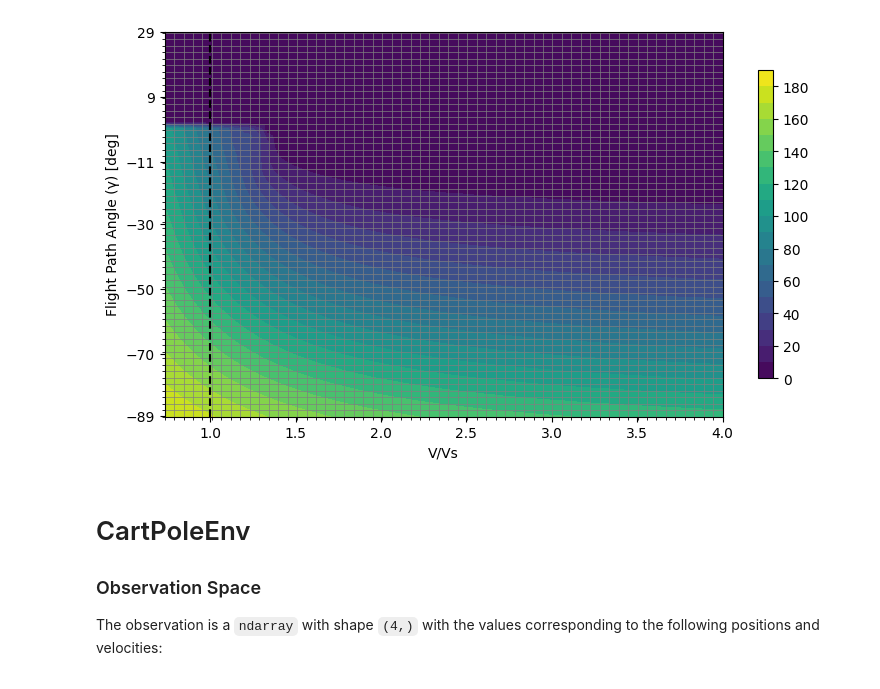
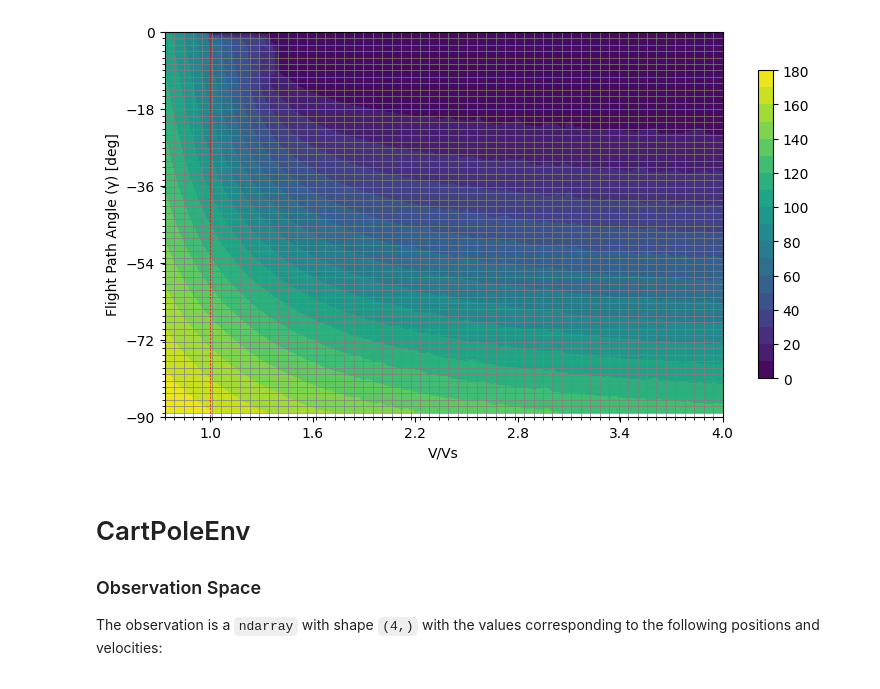
Before and after one commit to nicoRomeroCuruchet/DynamicProgramming, a Jupyter notebook: testing.ipynb, the cells around one changed output. Drawn from its saved outputs; the diff is of its cells as text; code cells hidden in the pictures.

```diff
--- a/testing.ipynb
+++ b/testing.ipynb
@@ -27,5 +25,5 @@ pi = PolicyIteration(
 )
 
 
-pi.run()
+#pi.run()
 # %% [output]
@@ -49,3 +39,25 @@ pi.run()
+# %%
+STALL_AIRSPEED = 27.331231856346
+from utils.utils import get_optimal_action
+
+for action in np.linspace(-0.4, 1.0, 15, dtype=np.float32):
+
+    state = np.array([0.05, 1.83])
+    glider.airplane.flight_path_angle = state[0]
+    glider.airplane.airspeed_norm = state[1]
+
+    total_reward = 0
+    episode_length = 0
+
+    while episode_length <100:
+        #action = get_optimal_action(state, pi)
+        prev_state  = state.copy()
+        state, reward, _, _, _ = glider.step(action)
+        state = state[0]
+        total_reward += reward*STALL_AIRSPEED
+        episode_length += 1
+
+    print(f"Action: {action} Reward: {total_reward} Episode Length: {episode_length}")
 # %%
 STALL_AIRSPEED = 27.331231856346
 from utils.utils import get_optimal_action
@@ -77,7 +89,7 @@ for state in tqdm(state_spaces):
         # check if our state is in the state space
         index = pi.triangulation.find_simplex(state)
         if not done:
-            total_reward -= reward*STALL_AIRSPEED
+            total_reward -= reward#*STALL_AIRSPEED
         if (index ==-1) or episode_length > 70:
             done = True
         episode_length += 1
@@ -89,16 +101,17 @@ for state in tqdm(state_spaces):
 # %%
 import numpy as np
 import matplotlib.pyplot as plt
+epsilon = 1*1e-1
 #dict_result = dict_episode_length
 # Your dictionary with keys as coordinates (x, y) and values as the color intensity (z)
 # Extracting the x, y and z values
-x = [np.degrees(coord[0]) for coord in dict_result.keys() if 0.5 >= coord[0] >= -np.pi/2 and coord[1] > 0.7]
+x = [np.degrees(coord[0]) for coord in dict_result.keys() if 0.05 >= coord[0] >= -np.pi/2 - epsilon and coord[1] > 0.7]
 #convert x to grad
-y = [coord[1] for coord in dict_result.keys() if .5 >= coord[0] >= -np.pi/2 and coord[1] > 0.7]
+y = [coord[1] for coord in dict_result.keys() if 0.05 >= coord[0] >= -np.pi/2 - epsilon and coord[1] > 0.7]
 #convert y to Vs
 keys_list = list(dict_result.keys())
 values_list = list(dict_result.values())
-z = [v for e,v in zip(keys_list, values_list) if .5 >= e[0] >= -np.pi/2 and e[1] > 0.7]
+z = [v for e,v in zip(keys_list, values_list) if 0.05 >= e[0] >= -np.pi/2 - epsilon and e[1] > 0.7]
 
 # Creating a 2D scatter plot
 cmap = plt.get_cmap('viridis', 2048)
@@ -106,38 +119,40 @@ plt.tricontourf(y, x, z, cmap=cmap, levels=18)   # Change 'viridis' to any other
 plt.colorbar(label='', shrink=0.8,  )  # Add color bar for the z values
 
 # Add labels and a title
 plt.ylabel('Flight Path Angle (γ) [deg]')
 plt.xlabel('V/Vs')
 
 x_min, x_max = min(x), max(x)
 y_min, y_max = min(y), max(y)
 
 # Set the minor ticks for the grid, keeping the dense grid with smaller squares
 ax = plt.gca()  # Get current axes
 ax.set_yticks(np.linspace(x_min, x_max, 60), minor=True)  # 20 minor ticks for grid
 ax.set_xticks(np.linspace(y_min, y_max, 60), minor=True)  # 20 minor ticks for grid
 # put line x = 1
-plt.axvline(x=1, color='k', linestyle='--')
+plt.axvline(x=1, color='r', linestyle='--', linewidth=0.5)
+# put line y = 0
+#plt.axhline(y=0, color='k', linestyle='--')
+
 # Show the plot
-vals = np.round(np.linspace(x_min, x_max,7))
+vals = np.round(np.linspace(-90, 0,6))
 plt.yticks(vals)  # Only 5 labels on x-axis
-plt.xticks(np.linspace(round(y_min), round(y_max), 7))  # Only 5 labels on y-axis
-
+plt.xticks(np.linspace(round(y_min), round(y_max), 6))  # Only 5 labels on y-axis
 # Enable the minor grid lines
 ax.grid(which='minor', color='gray', linestyle='-', linewidth=0.5)
 
 # Habilitar la cuadrícula en las marcas menores
 ax.grid(which='minor', color='gray', linestyle='-', linewidth=0.5)
 
 # Guardar la imagen sin borde blanco
 plt.savefig('output.png', bbox_inches='tight')
 
 # set size of the plot
 plt.gcf().set_size_inches(9, 5)
 
 plt.show()
 # %% [output]
-[figure, old version]
+[figure, new version]
 # %%
 import numpy as np
 import matplotlib.pyplot as plt
```
Also changed, not shown: parts of 3 cells of this notebook, 3 other files.
